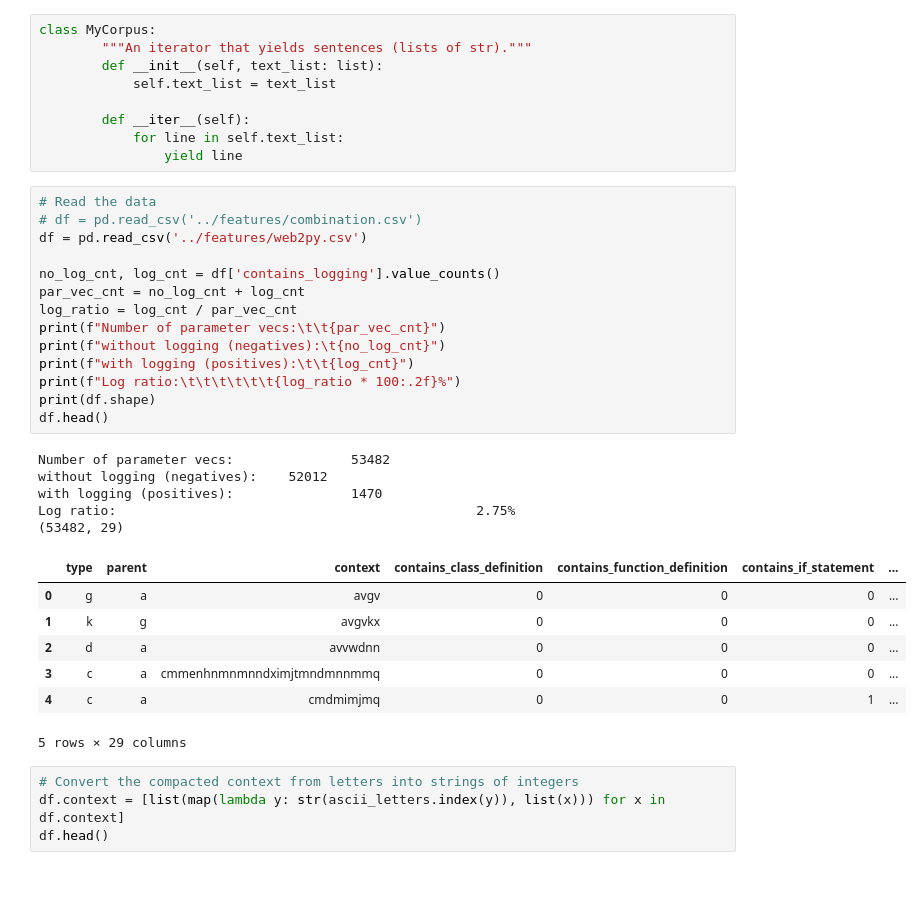
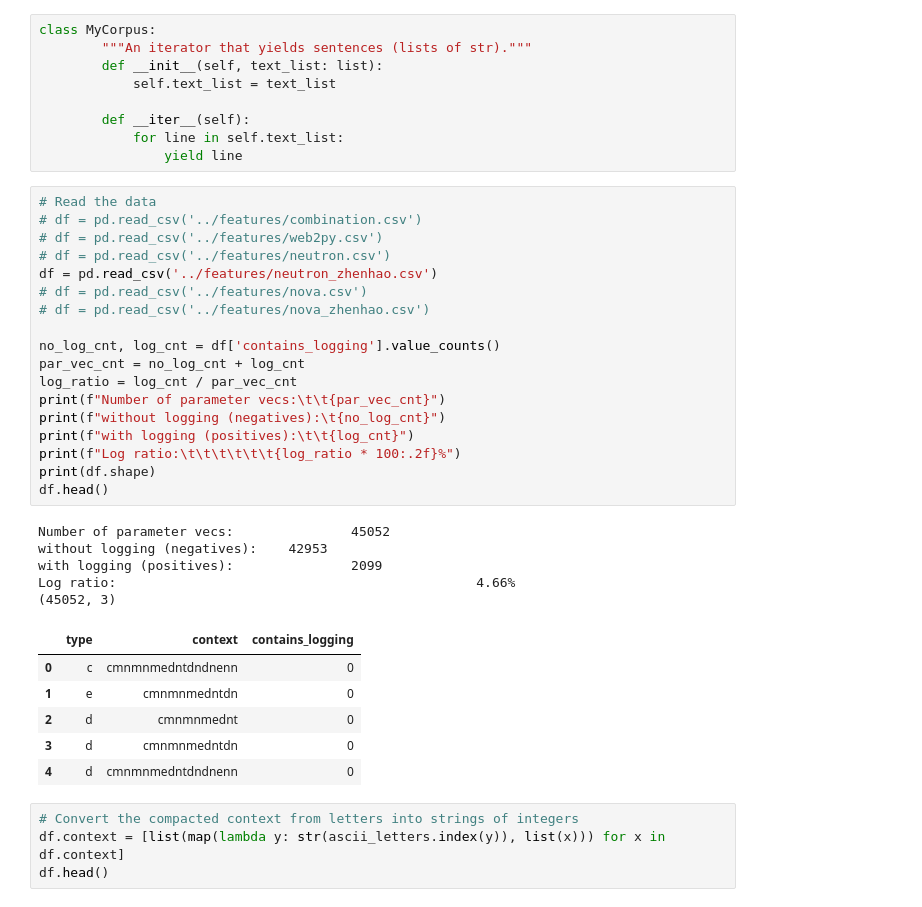
Before and after one commit to ncktl/logcheck, a Jupyter notebook: notebooks/my_approach.ipynb, the cells around one changed output. Saved outputs shown, nothing was run; the diff lists cells and outputs as text; blank space fills up the shorter version.

```diff
--- a/notebooks/my_approach.ipynb
+++ b/notebooks/my_approach.ipynb
@@ -53,30 +53,33 @@ class MyCorpus:
 # %%
 # Read the data
 # df = pd.read_csv('../features/combination.csv')
-df = pd.read_csv('../features/web2py.csv')
+# df = pd.read_csv('../features/web2py.csv')
+# df = pd.read_csv('../features/neutron.csv')
+df = pd.read_csv('../features/neutron_zhenhao.csv')
+# df = pd.read_csv('../features/nova.csv')
+# df = pd.read_csv('../features/nova_zhenhao.csv')
 
 no_log_cnt, log_cnt = df['contains_logging'].value_counts()
 par_vec_cnt = no_log_cnt + log_cnt
 log_ratio = log_cnt / par_vec_cnt
 print(f"Number of parameter vecs:\t\t{par_vec_cnt}")
 print(f"without logging (negatives):\t{no_log_cnt}")
 print(f"with logging (positives):\t\t{log_cnt}")
 print(f"Log ratio:\t\t\t\t\t\t{log_ratio * 100:.2f}%")
 print(df.shape)
 df.head()
 # %% [output]
-Number of parameter vecs:               53482
-without logging (negatives):    52012
-with logging (positives):               1470
-Log ratio:                                              2.75%
-(53482, 29)
+Number of parameter vecs:               45052
+without logging (negatives):    42953
+with logging (positives):               2099
+Log ratio:                                              4.66%
+(45052, 3)
-|  | type | parent | context | contains_class_definition | contains_function_definition | contains_if_statement | ... |
-| 0 | g | a | avgv | 0 | 0 | 0 | ... |
-| 1 | k | g | avgvkx | 0 | 0 | 0 | ... |
-| 2 | d | a | avvwdnn | 0 | 0 | 0 | ... |
-| 3 | c | a | cmmenhnmnmnndximjtmndmnnmmq | 0 | 0 | 0 | ... |
-| 4 | c | a | cmdmimjmq | 0 | 0 | 1 | ... |
+|  | type | context | contains_logging |
+| 0 | c | cmnmnmedntdndnenn | 0 |
+| 1 | e | cmnmnmedntdn | 0 |
+| 2 | d | cmnmnmednt | 0 |
+| 3 | d | cmnmnmedntdn | 0 |
+| 4 | d | cmnmnmedntdndnenn | 0 |
-5 rows × 29 columns
 # %%
 # Convert the compacted context from letters into strings of integers
 df.context = [list(map(lambda y: str(ascii_letters.index(y)), list(x))) for x in df.context]
```
Also changed, not shown: 1 other file.
